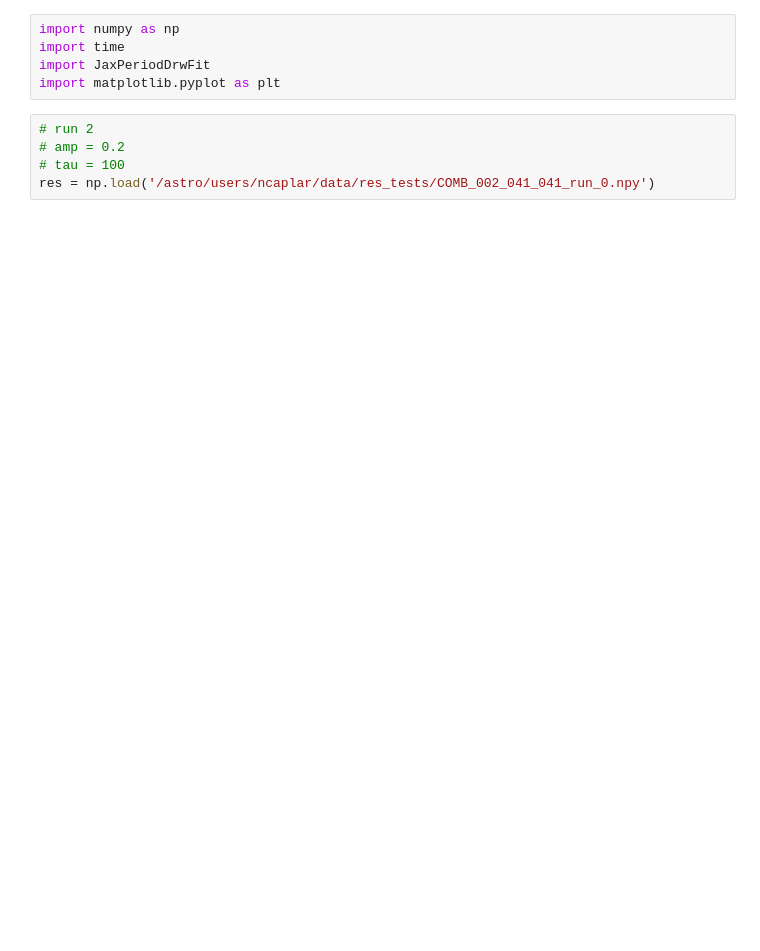
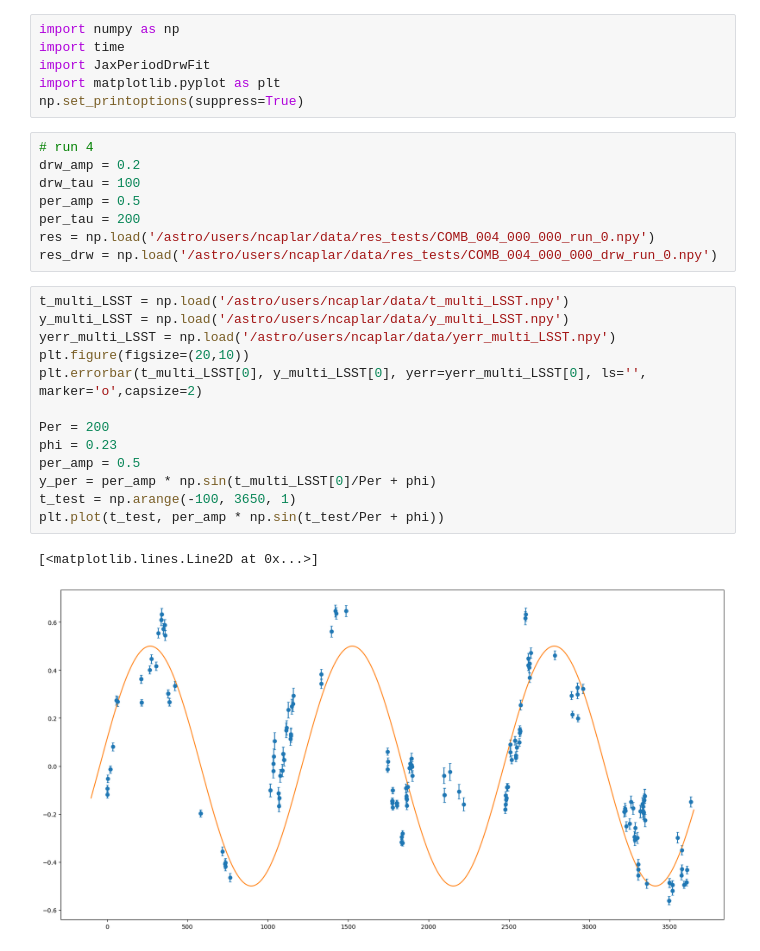
Before and after one commit to nevencaplar/JaxPeriodDrwFit, a Jupyter notebook: Analysis.ipynb, the cells around one changed output. Cells and saved outputs as stored; diff of their text form; blank space fills up the shorter version.

```diff
--- a/Analysis.ipynb
+++ b/Analysis.ipynb
@@ -3,8 +3,28 @@ import numpy as np
 import time
 import JaxPeriodDrwFit
 import matplotlib.pyplot as plt
+np.set_printoptions(suppress=True)
 # %%
-# run 2
-# amp = 0.2
-# tau = 100
-res = np.load('/astro/users/ncaplar/data/res_tests/COMB_002_041_041_run_0.npy')
+# run 4
+drw_amp = 0.2
+drw_tau = 100
+per_amp = 0.5
+per_tau = 200
+res = np.load('/astro/users/ncaplar/data/res_tests/COMB_004_000_000_run_0.npy')
+res_drw = np.load('/astro/users/ncaplar/data/res_tests/COMB_004_000_000_drw_run_0.npy')
+# %%
+t_multi_LSST = np.load('/astro/users/ncaplar/data/t_multi_LSST.npy')
+y_multi_LSST = np.load('/astro/users/ncaplar/data/y_multi_LSST.npy')
+yerr_multi_LSST = np.load('/astro/users/ncaplar/data/yerr_multi_LSST.npy')
+plt.figure(figsize=(20,10))
+plt.errorbar(t_multi_LSST[0], y_multi_LSST[0], yerr=yerr_multi_LSST[0], ls='', marker='o',capsize=2)
+
+Per = 200
+phi = 0.23
+per_amp = 0.5
+y_per = per_amp * np.sin(t_multi_LSST[0]/Per + phi)
+t_test = np.arange(-100, 3650, 1)
+plt.plot(t_test, per_amp * np.sin(t_test/Per + phi))
+# %% [output]
+[<matplotlib.lines.Line2D at 0x...>]
+[figure, added]
```
Also changed, not shown: parts of 12 cells of this notebook, 3 other files.
